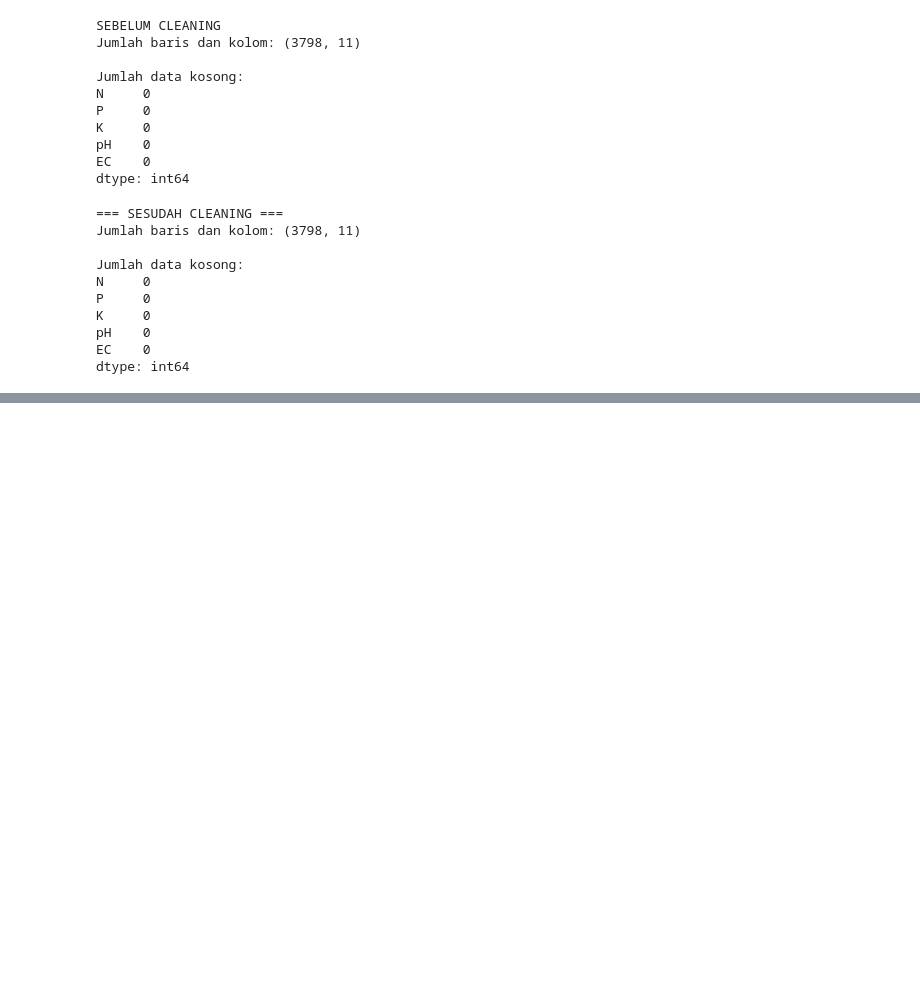
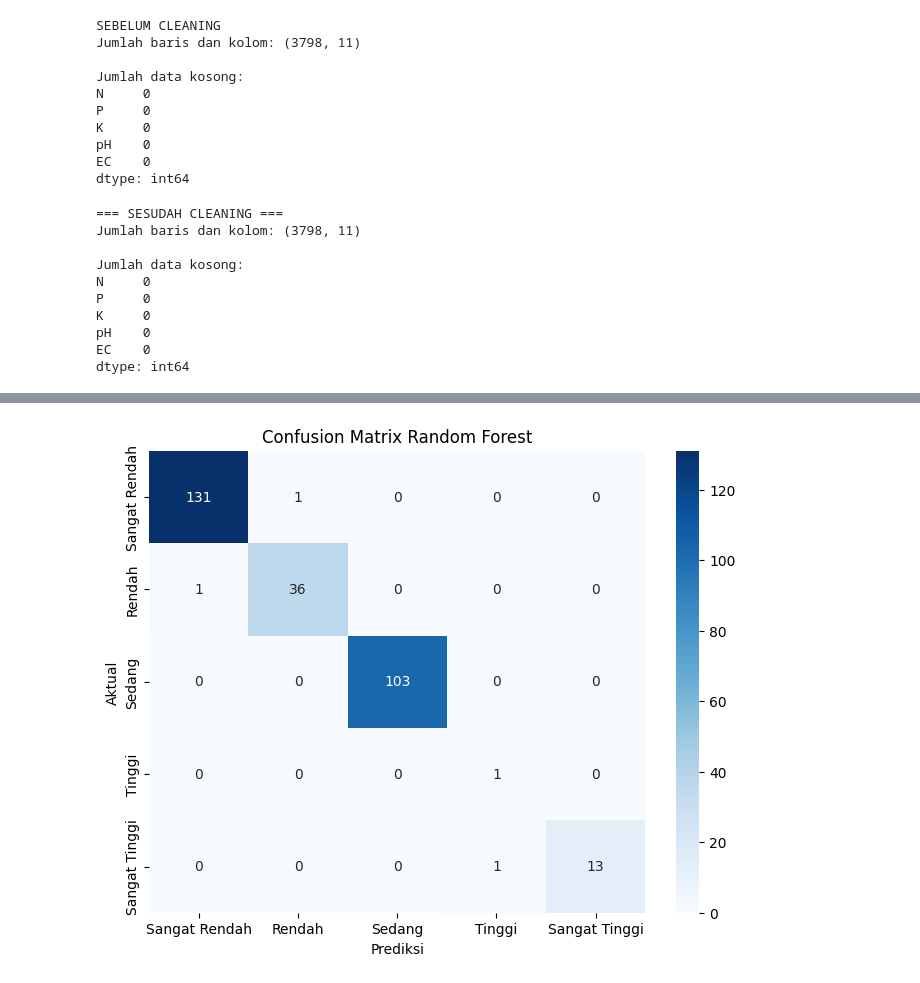
Before and after one commit to nurulfdlharba-dotcom/randomforest, a Jupyter notebook: Main.ipynb, the cells around one changed output, grey strips where cells are left out. Drawn from its saved outputs; the diff is of its cells as text; code cells hidden in the pictures; blank space fills up the shorter version.

```diff
--- a/Main.ipynb
+++ b/Main.ipynb
@@ -116,0 +677,8 @@ dtype: int64
+# %%
+# =========================
+# 2. MELATIH RANDOM FOREST
+# =========================
+
+rf_model.fit(X_train, y_train)
+
+print("Random Forest berhasil dilatih.")
@@ -116,0 +689,10 @@ dtype: int64
+# %%
+# =========================
+# TAHAP 10
+# PREDIKSI DATA TESTING
+# =========================
+
+y_pred = rf_model.predict(X_test)
+
+print("Prediksi berhasil dilakukan.")
+print("Jumlah data yang diprediksi:", len(y_pred))
@@ -116,0 +748,39 @@ dtype: int64
+# %%
+# =========================
+# 2. CONFUSION MATRIX
+# =========================
+
+import seaborn as sns
+import matplotlib.pyplot as plt
+
+cm = confusion_matrix(y_test, y_pred)
+
+plt.figure(figsize=(8, 6))
+
+sns.heatmap(
+    cm,
+    annot=True,
+    fmt='d',
+    cmap='Blues',
+    xticklabels=[
+        'Sangat Rendah',
+        'Rendah',
+        'Sedang',
+        'Tinggi',
+        'Sangat Tinggi'
+    ],
+    yticklabels=[
+        'Sangat Rendah',
+        'Rendah',
+        'Sedang',
+        'Tinggi',
+        'Sangat Tinggi'
+    ]
+)
+
+plt.xlabel('Prediksi')
+plt.ylabel('Aktual')
+plt.title('Confusion Matrix Random Forest')
+plt.show()
+# %% [output]
+[figure, added]
```
Also changed, not shown: parts of 48 cells of this notebook.
